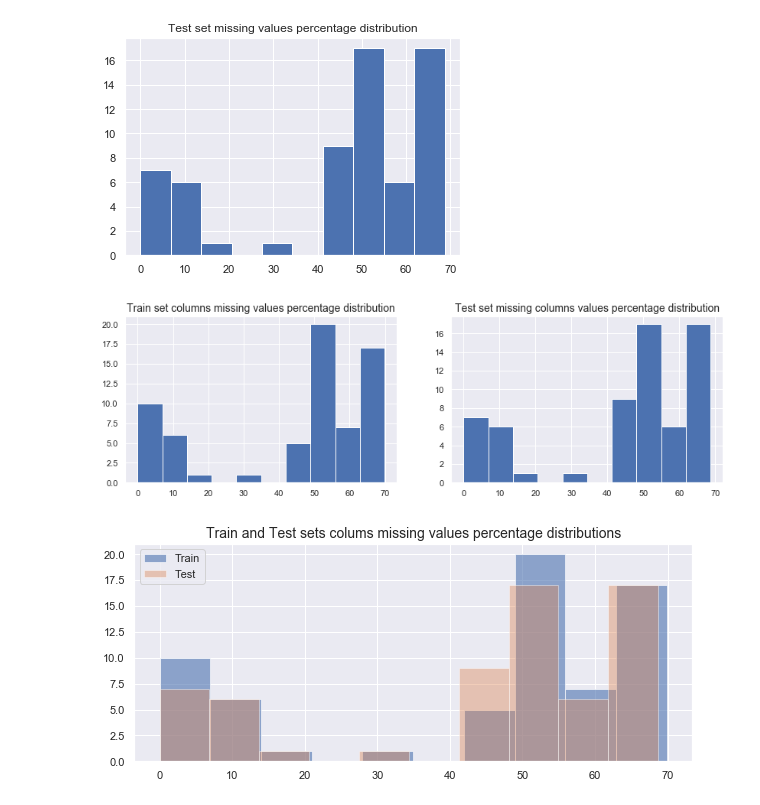
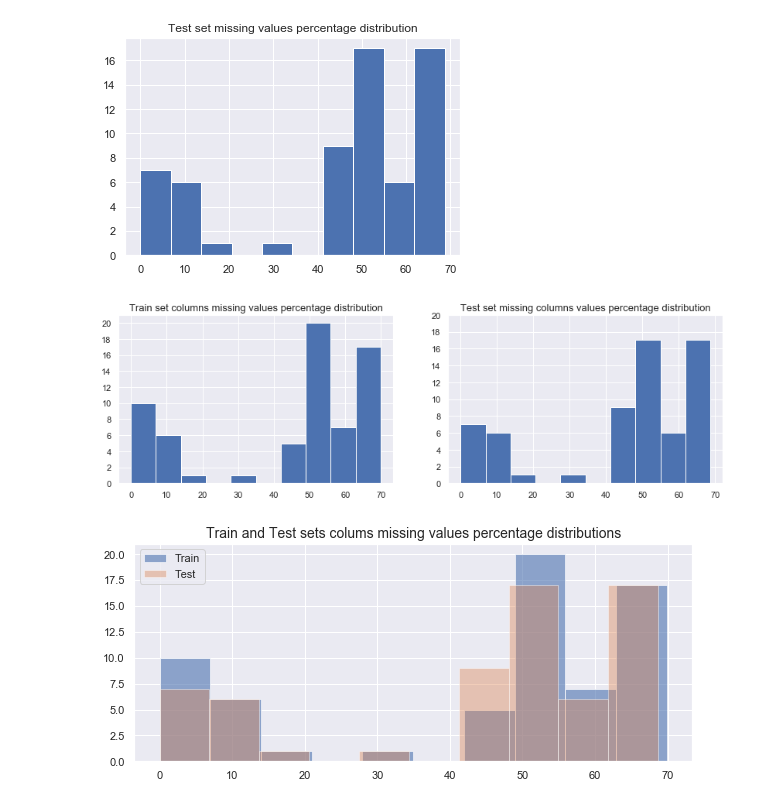
Before and after one commit to gepallas/ML_Home_Credit_Default_Risk, a Jupyter notebook: Credit_Risk_EDA.ipynb, the cells around one changed output. Cells and saved outputs as stored; diff of their text form; code cells hidden in the pictures.

```diff
--- a/Credit_Risk_EDA.ipynb
+++ b/Credit_Risk_EDA.ipynb
@@ -232,13 +238,15 @@ plt.title('Test set missing values percentage distribution');
 # %%
 plt.figure(figsize=(14,4))
 plt.subplot(1,2,1)
 train_missing_values_col['Missing_percentage'].hist()
-plt.title('Train set columns missing values percentage distribution', fontdict={'fontsize': 14})
+plt.title('Train set columns missing values percentage distribution', fontdict={'fontsize': 13})
+plt.yticks(np.arange(0,21,2))
 plt.subplot(1,2,2)
 test_missing_values_col['Missing_percentage'].hist()
-plt.title('Test set missing columns values percentage distribution', fontdict={'fontsize': 14});
+plt.title('Test set missing columns values percentage distribution', fontdict={'fontsize': 13})
+plt.yticks(np.arange(0,21,2));
 # %% [output]
-[figure, old version]
+[figure, new version]
 # %%
 plt.figure(figsize=(10,4))
 train_missing_values_col['Missing_percentage'].hist(alpha=0.6)
```
Also changed, not shown: parts of 121 cells of this notebook.
